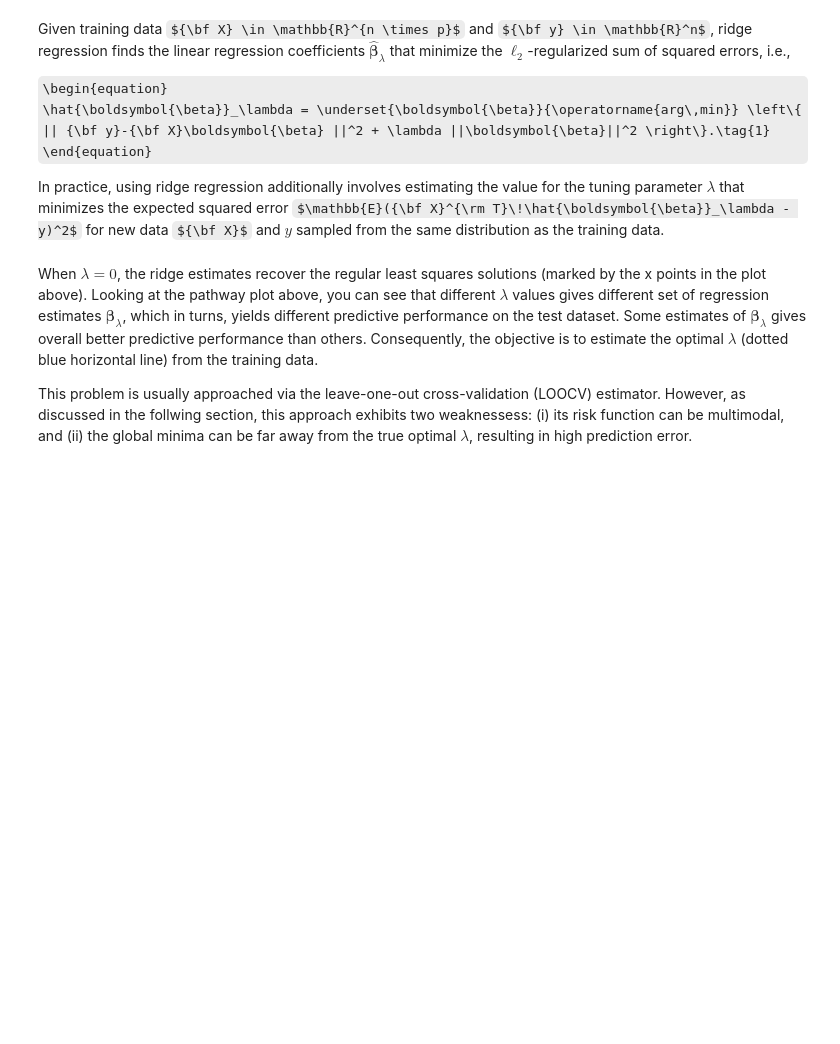
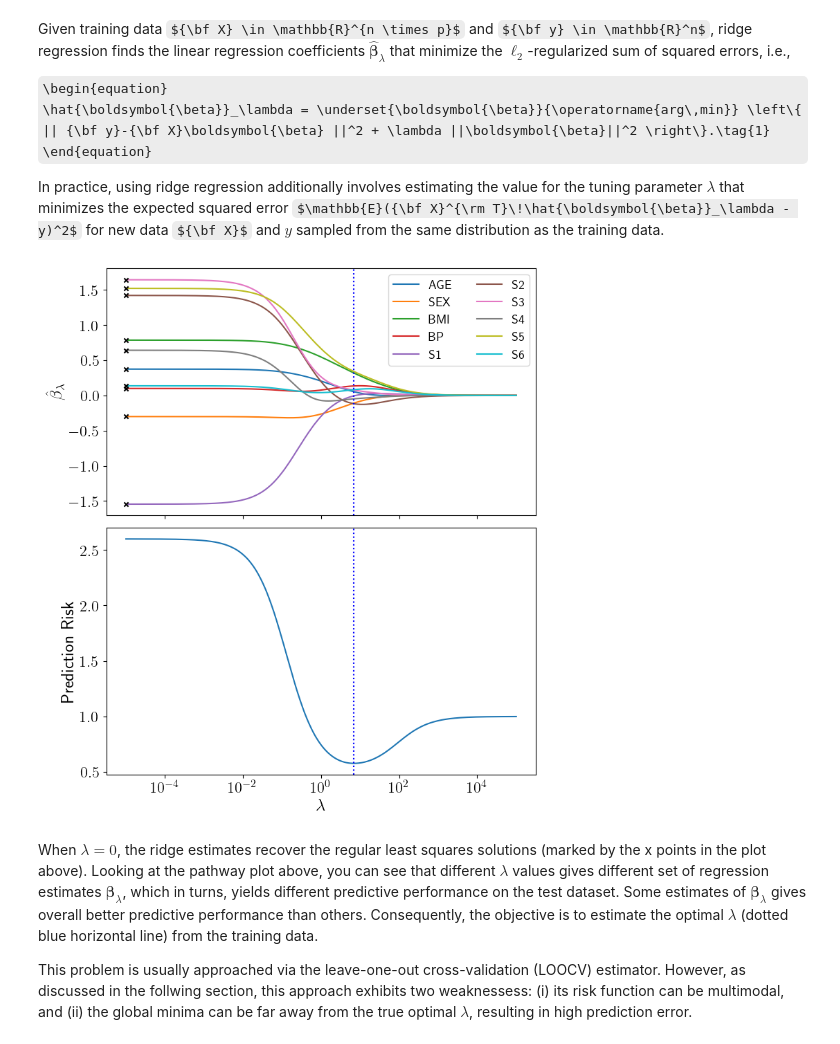
Before and after one commit to marioboley/fastridge, a Jupyter notebook: experiments/tutorial.ipynb, the cells around one changed output. Cells and saved outputs as stored; diff of their text form; code cells hidden in the pictures; some formulas as TeX source; blank space fills up the shorter version.

Commit message:
fix: restore tutorial figure behaviour and add conditional LaTeX detection

```diff
--- a/experiments/tutorial.ipynb
+++ b/experiments/tutorial.ipynb
@@ -28,14 +28,21 @@ Given training data ${\bf X} \in \mathbb{R}^{n \times p}$ and ${\bf y} \in \math
 In practice, using ridge regression additionally involves estimating the value for the tuning parameter $\lambda$ that minimizes the expected squared error $\mathbb{E}({\bf X}^{\rm T}\!\hat{\boldsymbol{\beta}}_\lambda - y)^2$ for new data ${\bf X}$ and $y$ sampled from the same distribution as the training data.
 # %%
 x_train, x_test, y_train, y_test = train_test_split(x, y, train_size=20, shuffle=True, random_state=180)
+
+a_x, a_y = x_train.mean(axis=0), y_train.mean()
+b_x, b_y = x_train.std(axis=0), y_train.std()
+x_train = (x_train - a_x) / b_x
+y_train = (y_train - a_y) / b_y
 
 alphas = np.logspace(-5, 5, 400, endpoint=True, base=10)
 
 path_exp = RidgePathExperiment(x_train, y_train, x_test, y_test, alphas,
                                fit_intercept=True, normalize=True).run()
 
 plot_pathway_risk(path_exp, variable_names=[f.upper() for f in diabetes.feature_names],
                   best_lambda=True, dpi=100, save_file='../output/tutorial_figure1.pdf')
+# %% [output]
+[figure, added]
 # %% [markdown]
 When $\lambda = 0$, the ridge estimates recover the regular least squares solutions (marked by the x points in the plot above). Looking at the pathway plot above, you can see that different $\lambda$ values gives different set of regression estimates $\boldsymbol{\beta}_\lambda$, which in turns, yields different predictive performance on the test dataset. Some estimates of $\boldsymbol{\beta}_\lambda$ gives overall better predictive performance than others. Consequently, the objective is to estimate the optimal $\lambda$ (dotted blue horizontal line) from the training data.
 
```
Also changed, not shown: parts of 3 cells of this notebook, 5 other files.
